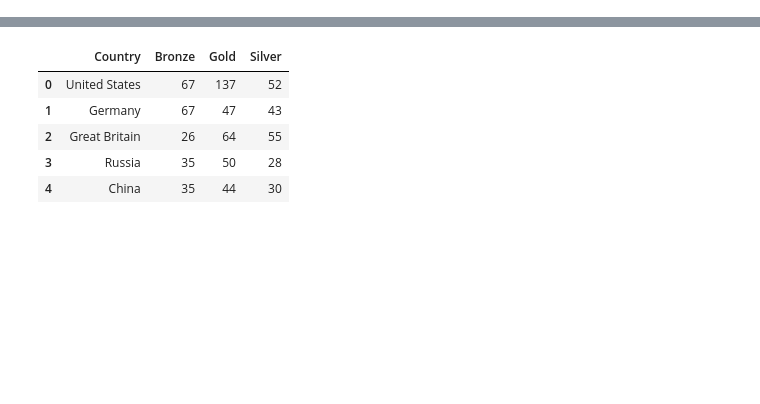
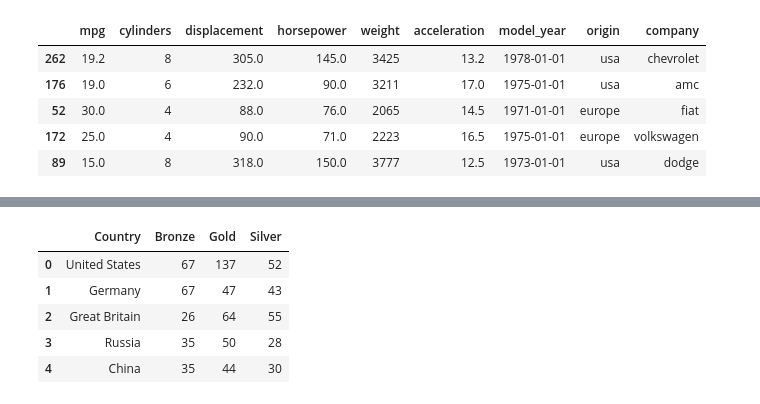
Before and after one commit to VictorCalderon/data-snippets, a Jupyter notebook: DataScience/plotting.ipynb, the cells around one changed output, grey strips where cells are left out. Cells and saved outputs as stored; diff of their text form; code cells hidden in the pictures; blank space fills up the shorter version.

```diff
--- a/DataScience/plotting.ipynb
+++ b/DataScience/plotting.ipynb
@@ -23,0 +28,10 @@ sns.set()
+# %%
+# Display table
+mpg.sample(5)
+# %% [output]
+|  | mpg | cylinders | displacement | horsepower | weight | acceleration | model_year | origin | company |
+| 262 | 19.2 | 8 | 305.0 | 145.0 | 3425 | 13.2 | 1978-01-01 | usa | chevrolet |
+| 176 | 19.0 | 6 | 232.0 | 90.0 | 3211 | 17.0 | 1975-01-01 | usa | amc |
+| 52 | 30.0 | 4 | 88.0 | 76.0 | 2065 | 14.5 | 1971-01-01 | europe | fiat |
+| 172 | 25.0 | 4 | 90.0 | 71.0 | 2223 | 16.5 | 1975-01-01 | europe | volkswagen |
+| 89 | 15.0 | 8 | 318.0 | 150.0 | 3777 | 12.5 | 1973-01-01 | usa | dodge |
```
Also changed, not shown: parts of 7 cells of this notebook.
